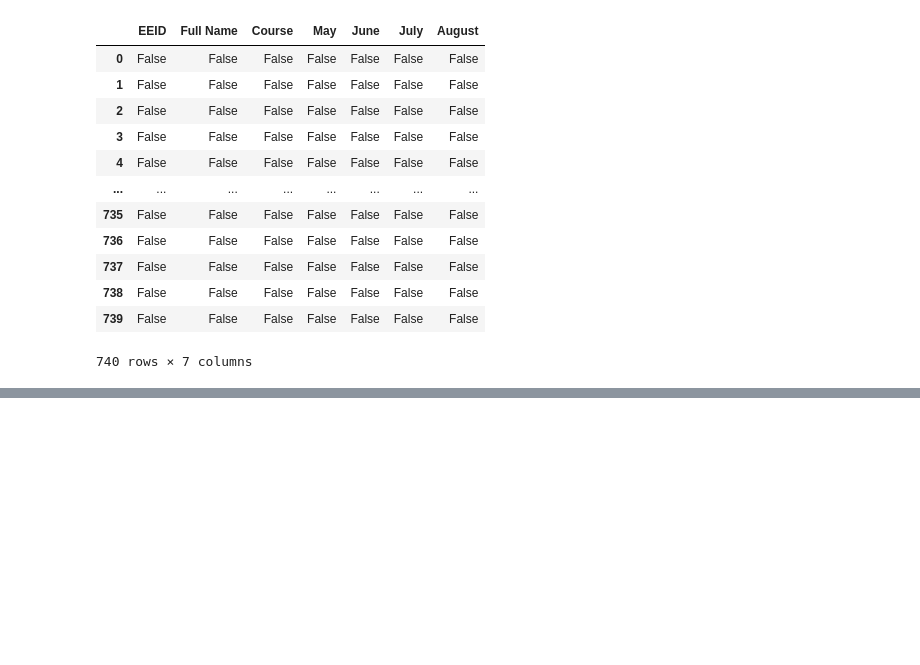
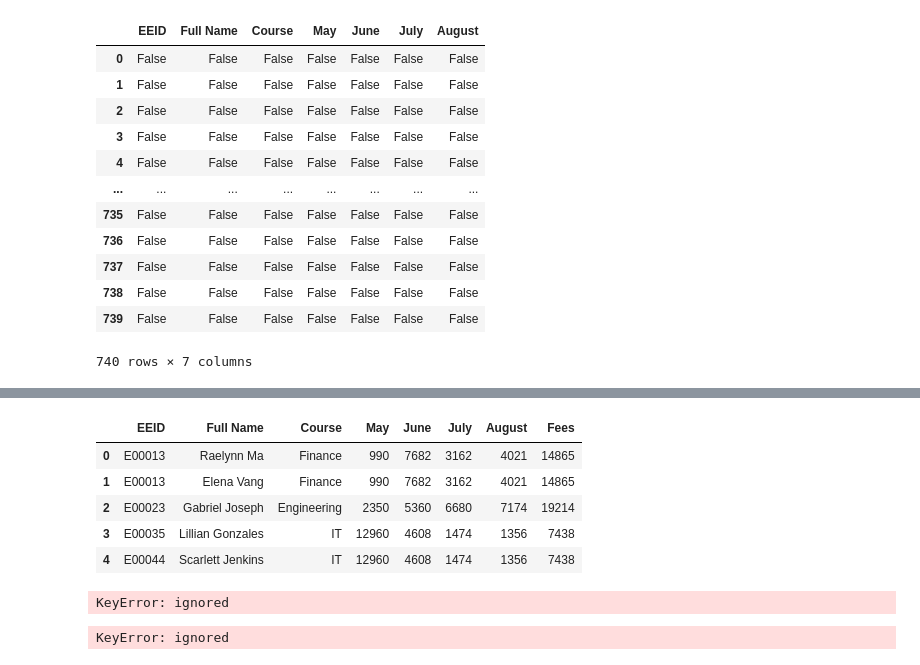
Before and after one commit to AbhishekSaini1101/Pune-Internship, a Jupyter notebook: Project_1.ipynb, the cells around one changed output, grey strips where cells are left out. Drawn from its saved outputs; the diff is of its cells as text; code cells hidden in the pictures; blank space fills up the shorter version.

```diff
--- a/Project_1.ipynb
+++ b/Project_1.ipynb
@@ -70,0 +76,2 @@ AttributeError: ignored
+# %%
+Student = DataFrame
@@ -70,0 +87,19 @@ AttributeError: ignored
+# %%
+Student["Fees"] = Student["June"] + Student["July"] + Student["August"]
+# %%
+Student.head()
+# %% [output]
+|  | EEID | Full Name | Course | May | June | July | August | Fees |
+| 0 | E00013 | Raelynn Ma | Finance | 990 | 7682 | 3162 | 4021 | 14865 |
+| 1 | E00013 | Elena Vang | Finance | 990 | 7682 | 3162 | 4021 | 14865 |
+| 2 | E00023 | Gabriel Joseph | Engineering | 2350 | 5360 | 6680 | 7174 | 19214 |
+| 3 | E00035 | Lillian Gonzales | IT | 12960 | 4608 | 1474 | 1356 | 7438 |
+| 4 | E00044 | Scarlett Jenkins | IT | 12960 | 4608 | 1474 | 1356 | 7438 |
+# %%
+Student["May"]
+# %% [output]
+KeyError: ignored
+# %%
+Student["May"] = np.array(Student["May"])
+# %% [output]
+KeyError: ignored
```
Also changed, not shown: parts of 3 cells of this notebook.
